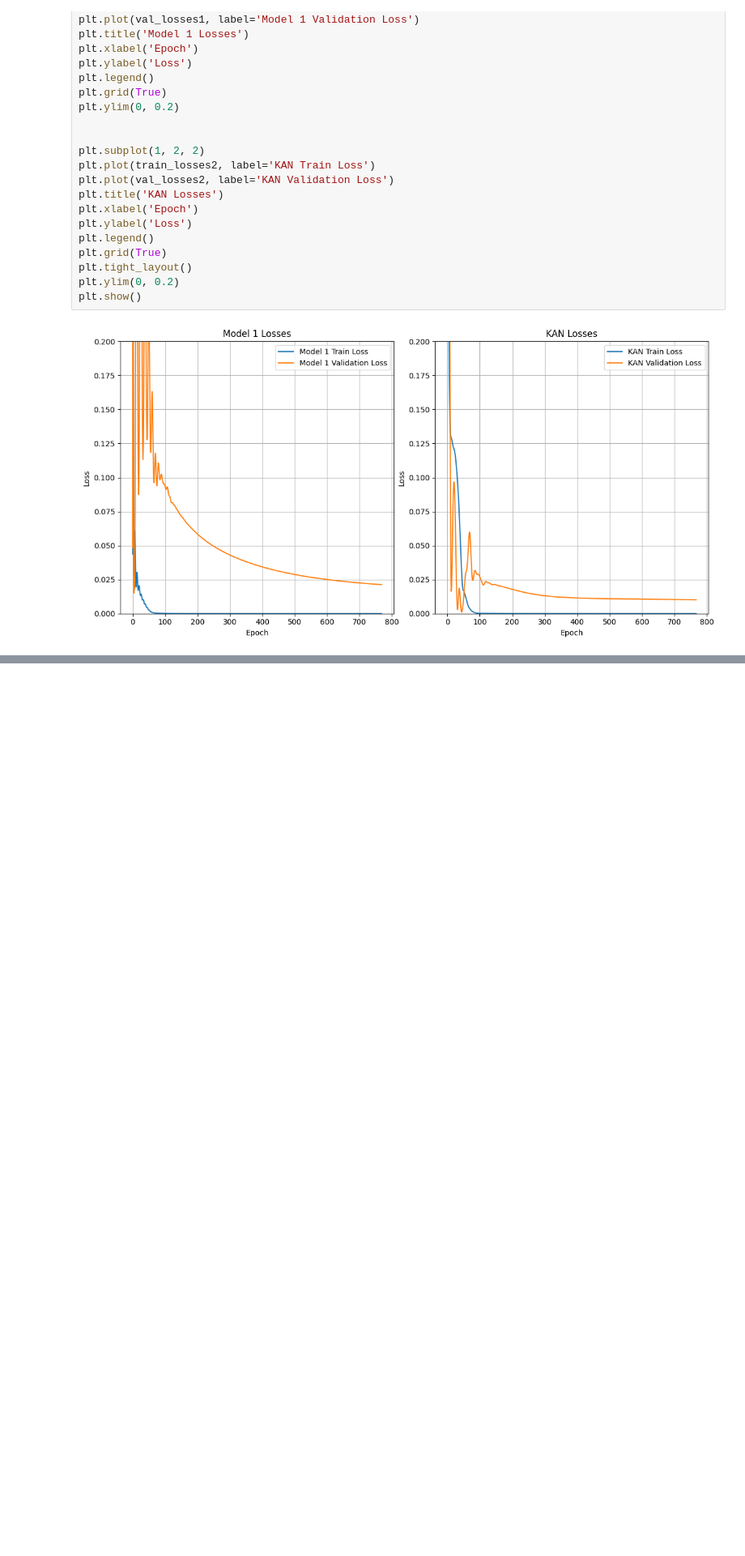
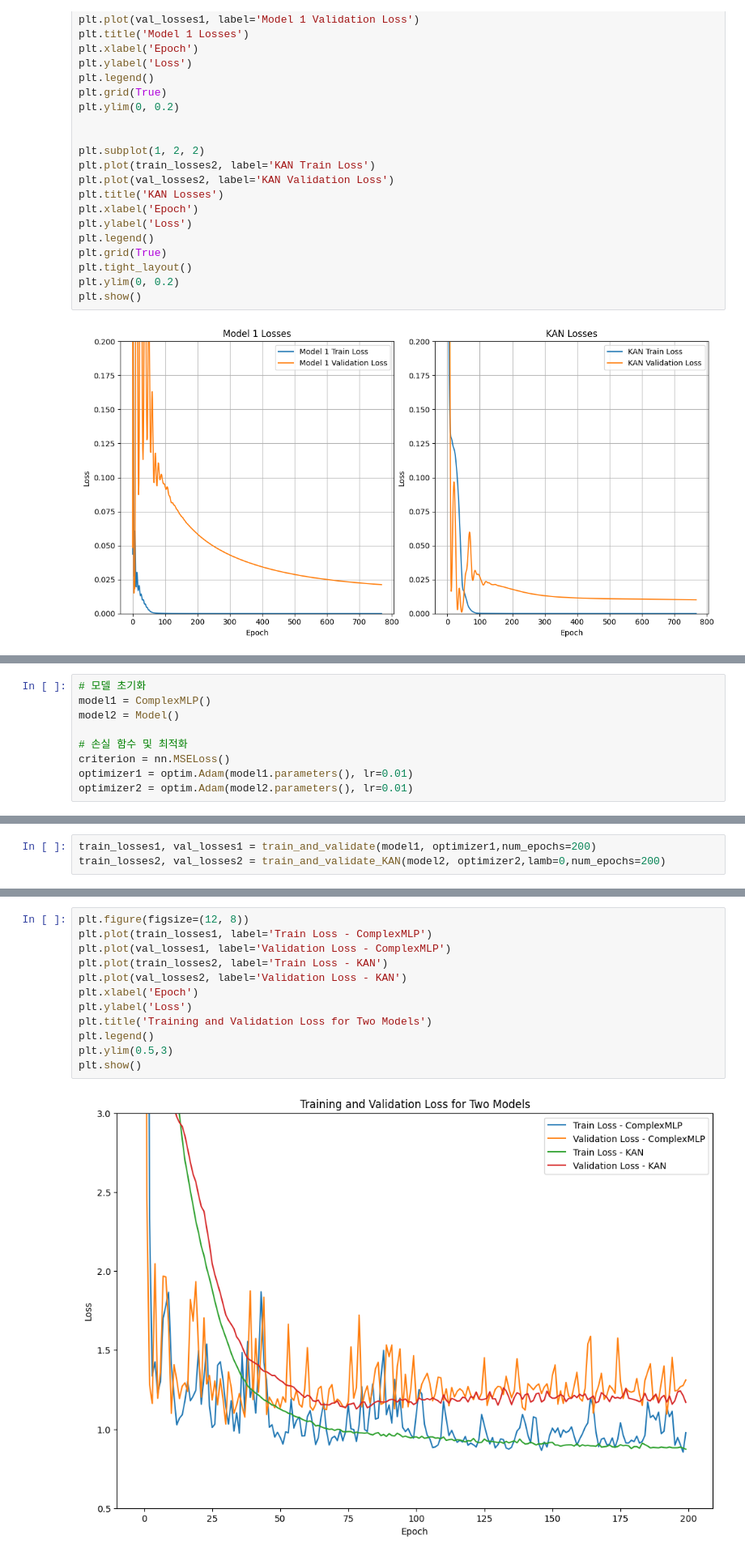
Before and after one commit to pop756/Quantum_KAN, a Jupyter notebook: BCE_classic.ipynb, the cells around one changed output, grey strips where cells are left out. Shown at 81% size. Cells and saved outputs as stored; diff of their text form; blank space fills up the shorter version.

```diff
--- a/BCE_classic.ipynb
+++ b/BCE_classic.ipynb
@@ -662,0 +720,9 @@ tensor([[1.8120],
+# %%
+# 모델 초기화
+model1 = ComplexMLP()
+model2 = Model()
+
+# 손실 함수 및 최적화
+criterion = nn.MSELoss()
+optimizer1 = optim.Adam(model1.parameters(), lr=0.01)
+optimizer2 = optim.Adam(model2.parameters(), lr=0.01)
@@ -662,0 +808,3 @@ tensor([[1.8120],
+# %%
+train_losses1, val_losses1 = train_and_validate(model1, optimizer1,num_epochs=200)
+train_losses2, val_losses2 = train_and_validate_KAN(model2, optimizer2,lamb=0,num_epochs=200)
@@ -662,0 +820,14 @@ tensor([[1.8120],
+# %%
+plt.figure(figsize=(12, 8))
+plt.plot(train_losses1, label='Train Loss - ComplexMLP')
+plt.plot(val_losses1, label='Validation Loss - ComplexMLP')
+plt.plot(train_losses2, label='Train Loss - KAN')
+plt.plot(val_losses2, label='Validation Loss - KAN')
+plt.xlabel('Epoch')
+plt.ylabel('Loss')
+plt.title('Training and Validation Loss for Two Models')
+plt.legend()
+plt.ylim(0.5,3)
+plt.show()
+# %% [output]
+[figure, added]
```
Also changed, not shown: parts of 7 cells of this notebook, 11 other files.
